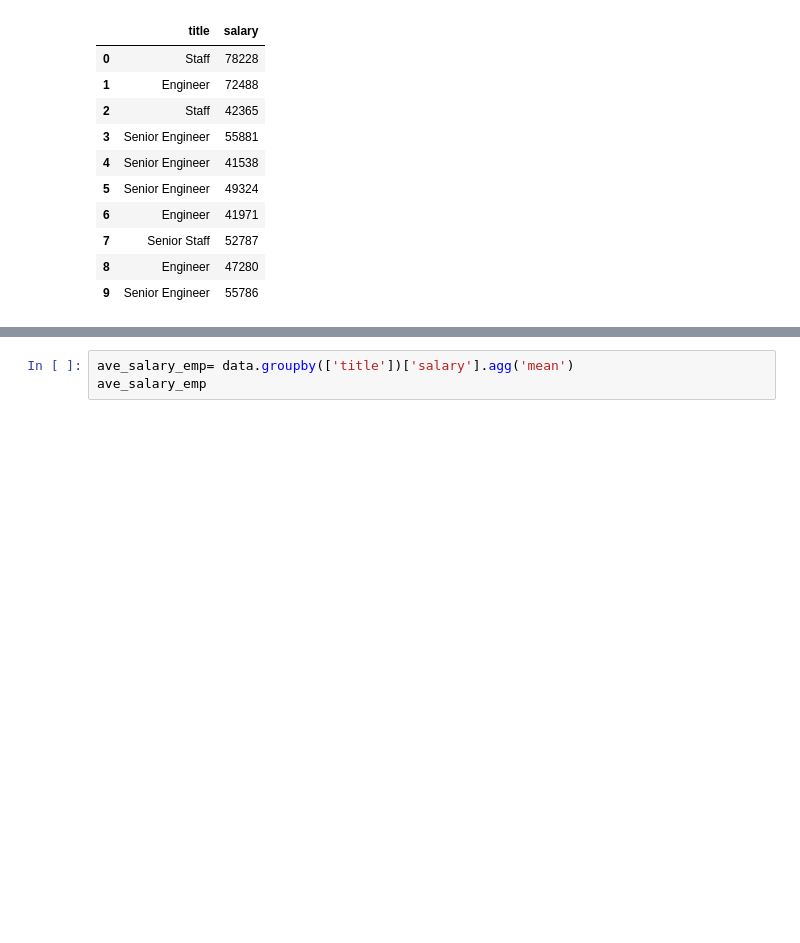
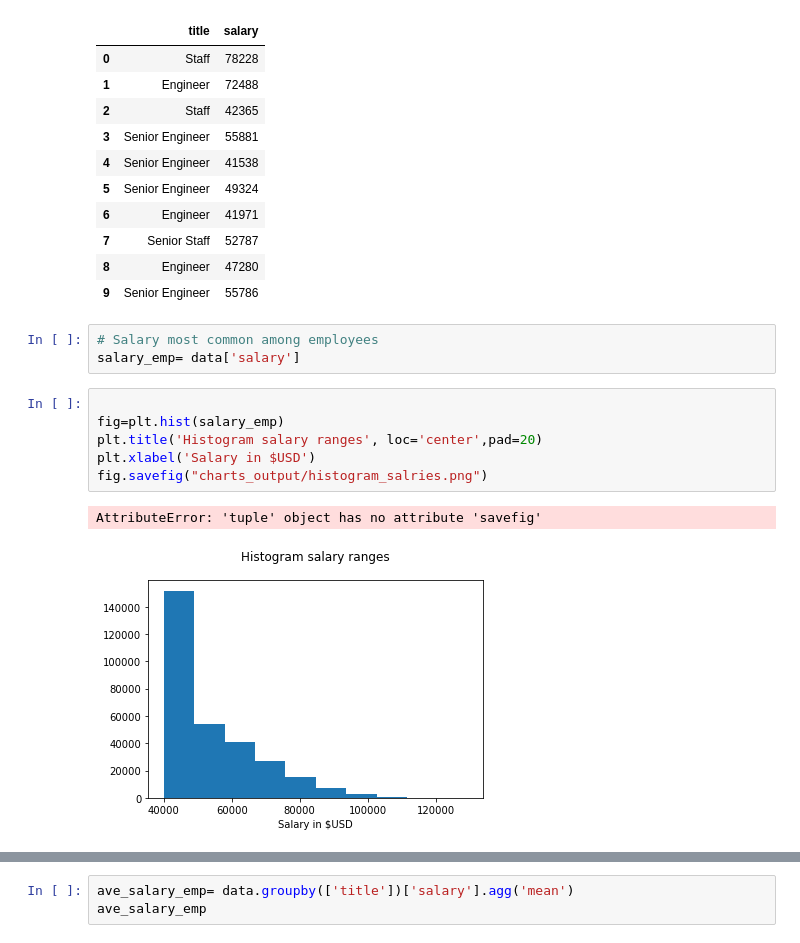
Before and after one commit to Yazz-01/sql-challenge, a Jupyter notebook: employees_data_analysis_sql.ipynb, the cells around one changed output, grey strips where cells are left out. Cells and saved outputs as stored; diff of their text form; blank space fills up the shorter version.

Commit message:
Plotted the chart

```diff
--- a/employees_data_analysis_sql.ipynb
+++ b/employees_data_analysis_sql.ipynb
@@ -36,6 +36,18 @@ data.head(10)
 | 7 | Senior Staff | 52787 |
 | 8 | Engineer | 47280 |
 | 9 | Senior Engineer | 55786 |
+# %%
+# Salary most common among employees
+salary_emp= data['salary']
+# %%
+
+fig=plt.hist(salary_emp)
+plt.title('Histogram salary ranges', loc='center',pad=20)
+plt.xlabel('Salary in $USD')
+fig.savefig("charts_output/histogram_salries.png")
+# %% [output]
+AttributeError: 'tuple' object has no attribute 'savefig'
+[figure, added]
 # %%
 # 2. Create a histogram to visualize the most common salary ranges for employees.
 
```
Also changed, not shown: parts of 1 cell of this notebook, 1 other file.
